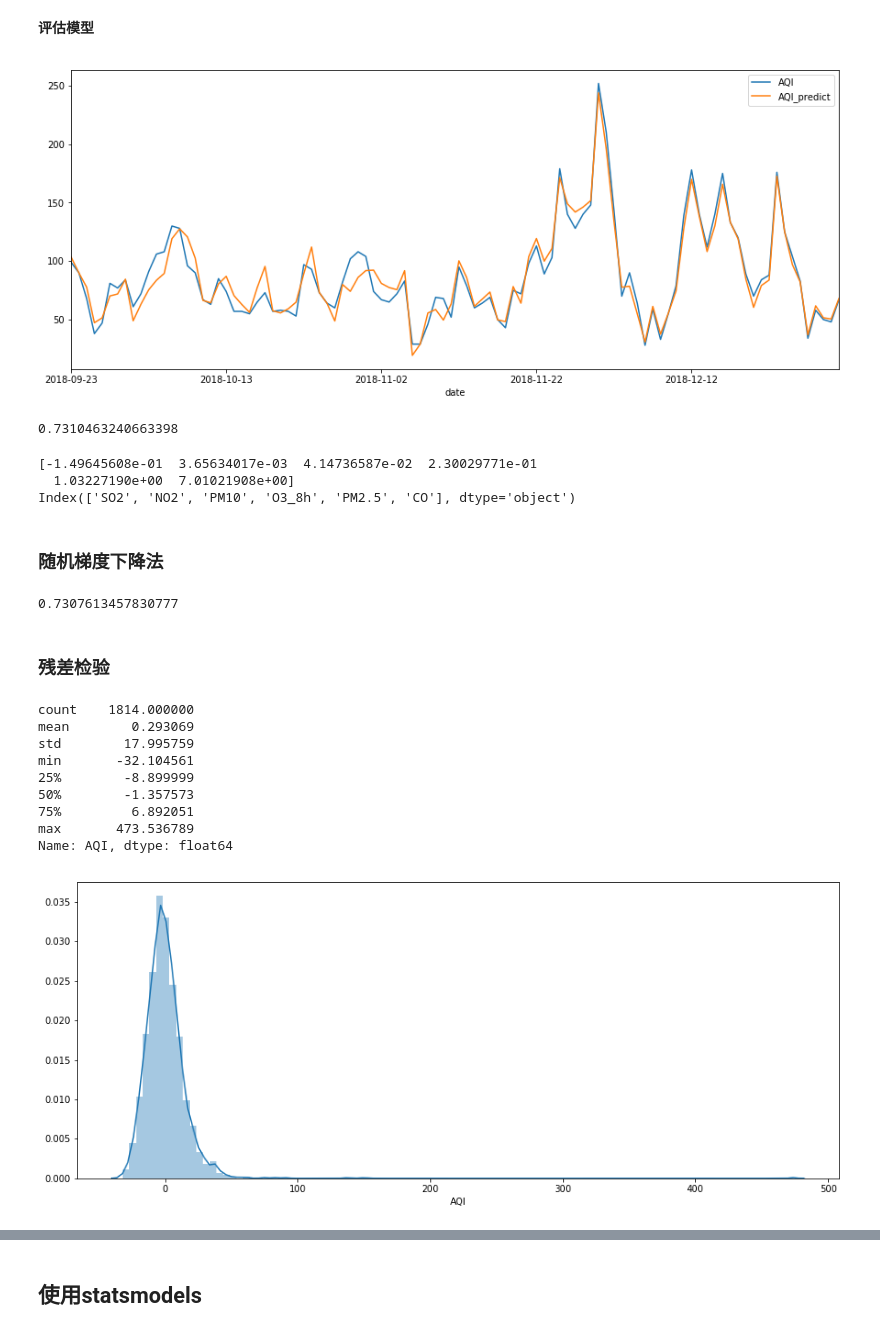
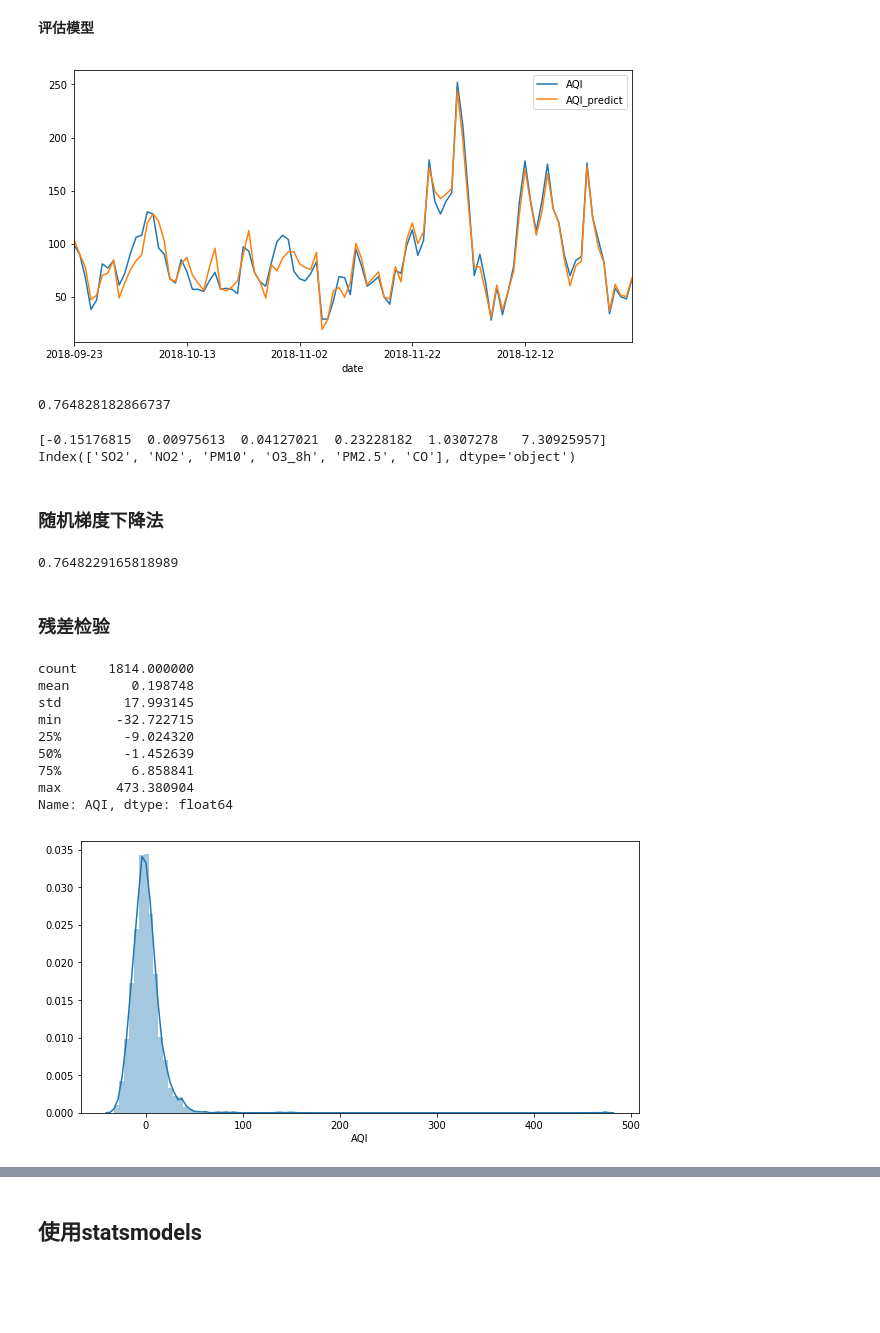
Before and after one commit to aimar112982/AQIstudy-1, a Jupyter notebook: AQI_analysis/LinRegforAQI.ipynb, the cells around one changed output, grey strips where cells are left out. Cells and saved outputs as stored; diff of their text form; code cells hidden in the pictures; blank space fills up the shorter version.

```diff
--- a/AQI_analysis/LinRegforAQI.ipynb
+++ b/AQI_analysis/LinRegforAQI.ipynb
@@ -182,7 +146,7 @@ AQI和O3_8h相关性很小，可以考虑删去。
 from sklearn.model_selection import train_test_split
 
 X, y = wh_data.iloc[:, 1:], wh_data.iloc[:, 0]
-X_train, X_test, y_train, y_test = train_test_split(X, y, test_size=0.2, random_state=100)
+X_train, X_test, y_train, y_test = train_test_split(X, y, random_state=100)
 # %%
 from sklearn.linear_model import LinearRegression
 
@@ -194,20 +158,19 @@ LinearRegression(copy_X=True, fit_intercept=True, n_jobs=None, normalize=False)
 **评估模型**
 # %%
 wh_data['AQI_predict'] = lin_reg.predict(X)
-wh_data[['AQI', 'AQI_predict']].iloc[-100:].plot(figsize=(15,6))
+wh_data[['AQI', 'AQI_predict']].iloc[-100:].plot(figsize=(10,5))
 plt.show()
 # %% [output]
-[figure, old version]
+[figure, new version]
 # %%
 lin_reg.score(X_test, y_test)
 # %% [output]
-0.7310463240663398
+0.764828182866737
 # %%
 print(np.sort(lin_reg.coef_))
 print(X.columns[np.argsort(lin_reg.coef_)])
 # %% [output]
-[-1.49645608e-01  3.65634017e-03  4.14736587e-02  2.30029771e-01
-  1.03227190e+00  7.01021908e+00]
+[-0.15176815  0.00975613  0.04127021  0.23228182  1.0307278   7.30925957]
 Index(['SO2', 'NO2', 'PM10', 'O3_8h', 'PM2.5', 'CO'], dtype='object')
 # %% [markdown]
 ### 随机梯度下降法
@@ -225,7 +188,7 @@ sgd_reg = SGDRegressor(max_iter=1000)
 sgd_reg.fit(X_train_sca, y_train)
 sgd_reg.score(X_test_sca, y_test)
 # %% [output]
-0.7307613457830777
+0.7648229165818989
 # %% [markdown]
 ### 残差检验
 # %%
@@ -235,22 +198,20 @@ y_hat = lin_reg.predict(X)
 e = y - y_hat
 print(e.describe())
 
-plt.figure(figsize=(15,6))
-# e.hist(bins=100, density=True)
-# sns.kdeplot(e)
+plt.figure(figsize=(10,5))
 sns.distplot(e, bins=100)
 plt.show()
 # %% [output]
 count    1814.000000
-mean        0.293069
-std        17.995759
-min       -32.104561
-25%        -8.899999
-50%        -1.357573
-75%         6.892051
-max       473.536789
+mean        0.198748
+std        17.993145
+min       -32.722715
+25%        -9.024320
+50%        -1.452639
+75%         6.858841
+max       473.380904
 Name: AQI, dtype: float64
-[figure, old version]
+[figure, new version]
 # %%
 from scipy.stats import kstest, shapiro, normaltest, anderson
 
```
Also changed, not shown: parts of 20 cells of this notebook.
